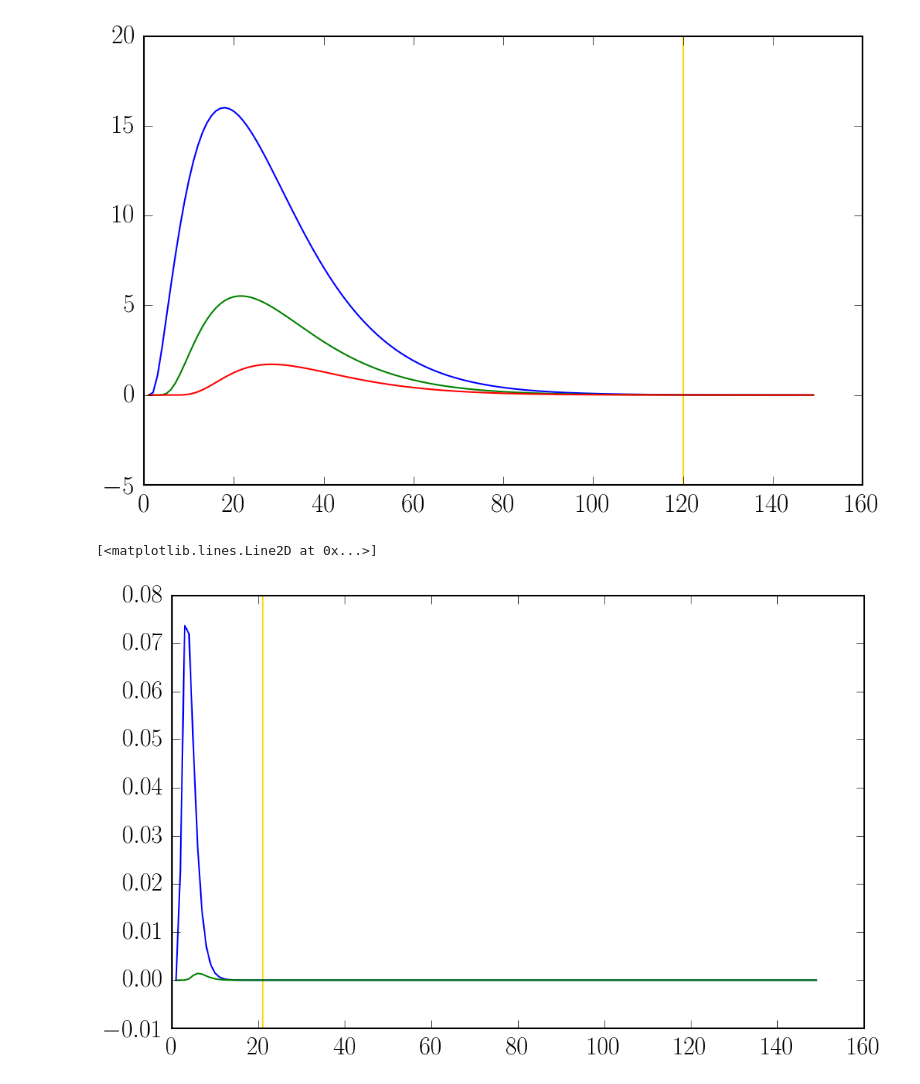
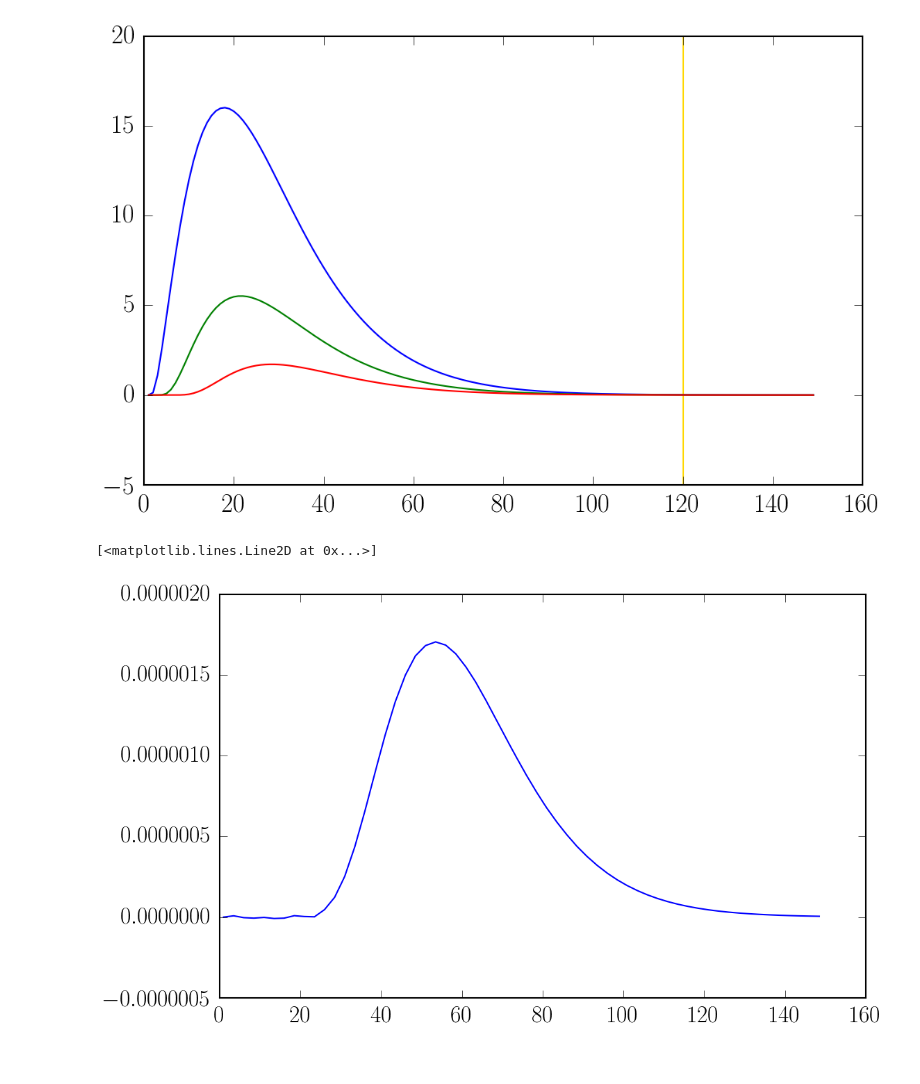
Before and after one commit to aapandy2/dielectric_tensor_tests, a Jupyter notebook: alpha_V_plot.ipynb, the cells around one changed output. Saved outputs shown, nothing was run; the diff lists cells and outputs as text; code cells hidden in the pictures.

```diff
--- a/alpha_V_plot.ipynb
+++ b/alpha_V_plot.ipynb
@@ -128,21 +128,16 @@ pl.plot(x3, y3)
 [<matplotlib.lines.Line2D at 0x...>]
 [figure]
 # %%
-data = np.loadtxt('C_files/output4.txt')
-data2 = np.loadtxt('C_files/output5.txt')
+data = np.loadtxt('C_files/output.txt')
 
 theta_e = 1.
 
-pl.axvline(theta_e**2. + 20., color='gold')
+#pl.axvline(theta_e**2. + 20., color='gold')
 
 x = data[:, 0]
 y = data[:, 1]
 
-x2 = data2[:, 0]
-y2 = data2[:, 1]
-
 pl.plot(x, y)
-pl.plot(x2, y2)
 # %% [output]
 [<matplotlib.lines.Line2D at 0x...>]
-[figure, old version]
+[figure, new version]
```
Also changed, not shown: 4 other files.
